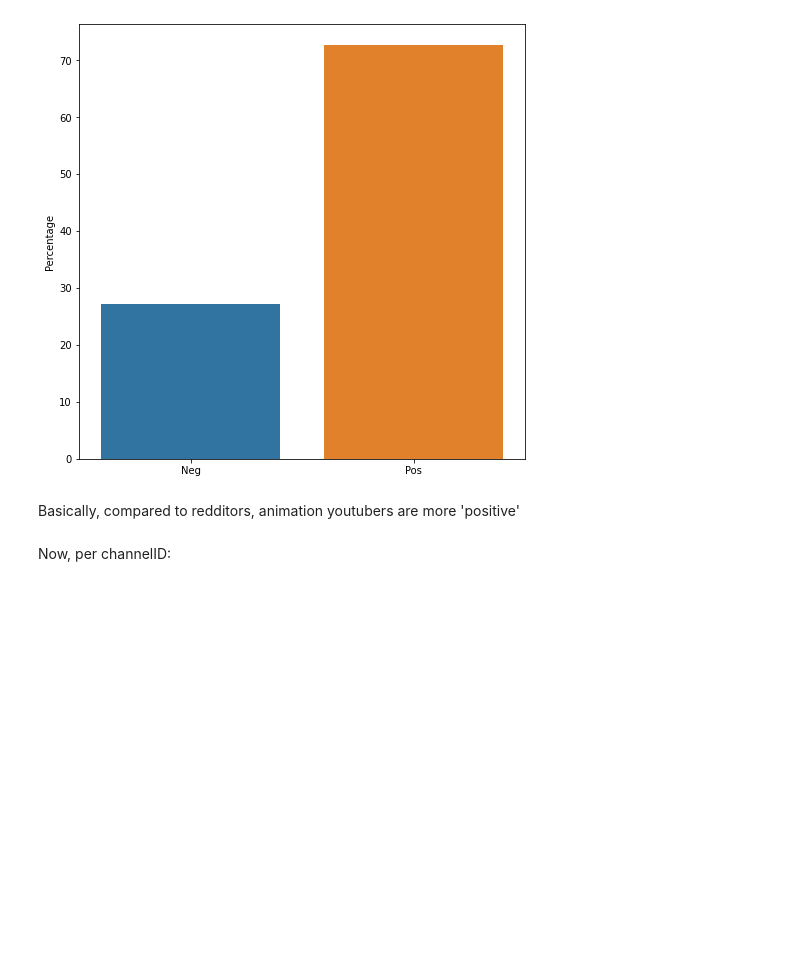
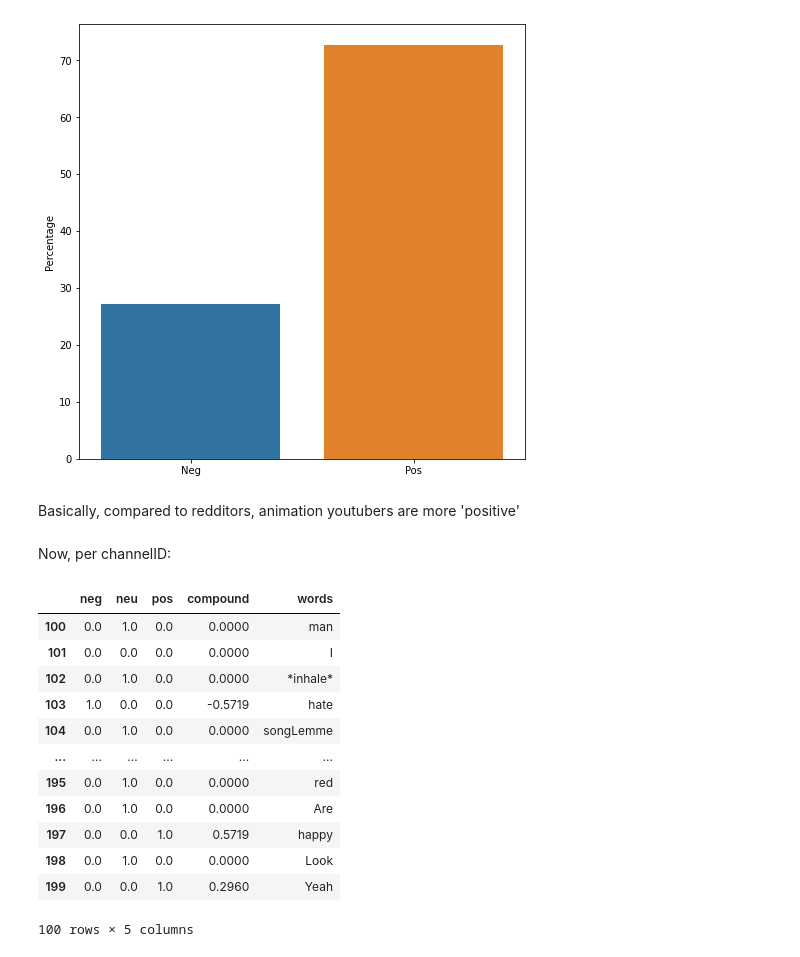
Before and after one commit to ojiwon-kenobi/youtuberChannels, a Jupyter notebook: semantic_analysis/animation_analysis.ipynb, the cells around one changed output. Cells and saved outputs as stored; diff of their text form; code cells hidden in the pictures; blank space fills up the shorter version.

```diff
--- a/semantic_analysis/animation_analysis.ipynb
+++ b/semantic_analysis/animation_analysis.ipynb
@@ -219,14 +219,31 @@ Basically, compared to redditors, animation youtubers are more 'positive'
 Now, per channelID:
 # %%
 channelId_to_df = {}
+sia = SIA()
 for channelId in LIST_OF_CHANNEL_IDS:
+    results = []
     for words in wordCloud[channelId]:
         pol_score = sia.polarity_scores(words)
         pol_score['words']=words
         results.append(pol_score)
     pd.set_option('display.max_columns', None, 'max_colwidth', None)
     df = pd.DataFrame.from_records(results)
     channelId_to_df[channelId] = df
+df[100:200]
+# %% [output]
+|  | neg | neu | pos | compound | words |
+| 100 | 0.0 | 1.0 | 0.0 | 0.0000 | man |
+| 101 | 0.0 | 0.0 | 0.0 | 0.0000 | I |
+| 102 | 0.0 | 1.0 | 0.0 | 0.0000 | *inhale* |
+| 103 | 1.0 | 0.0 | 0.0 | -0.5719 | hate |
+| 104 | 0.0 | 1.0 | 0.0 | 0.0000 | songLemme |
+| ... | ... | ... | ... | ... | ... |
+| 195 | 0.0 | 1.0 | 0.0 | 0.0000 | red |
+| 196 | 0.0 | 1.0 | 0.0 | 0.0000 | Are |
+| 197 | 0.0 | 0.0 | 1.0 | 0.5719 | happy |
+| 198 | 0.0 | 1.0 | 0.0 | 0.0000 | Look |
+| 199 | 0.0 | 0.0 | 1.0 | 0.2960 | Yeah |
+100 rows × 5 columns
 # %%
 from wordcloud import WordCloud
 import matplotlib.pyplot as plt
```
Also changed, not shown: parts of 4 cells of this notebook.
